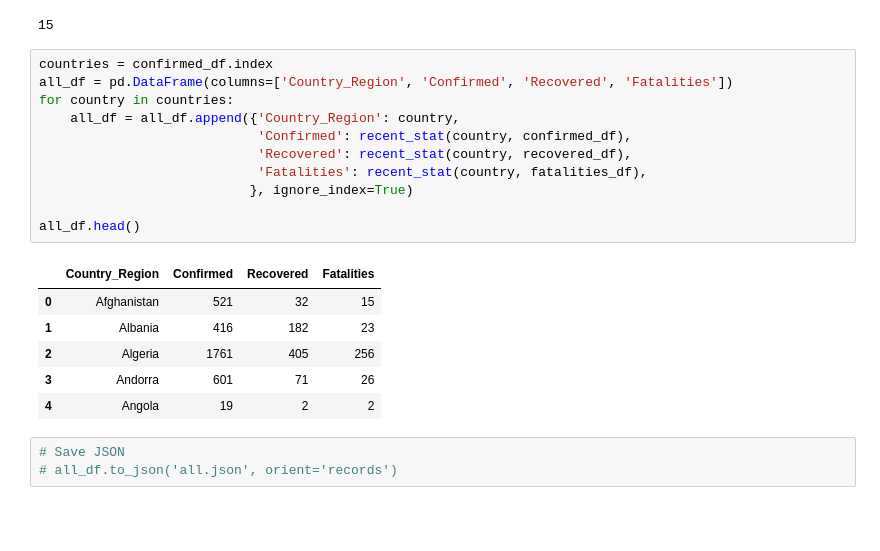
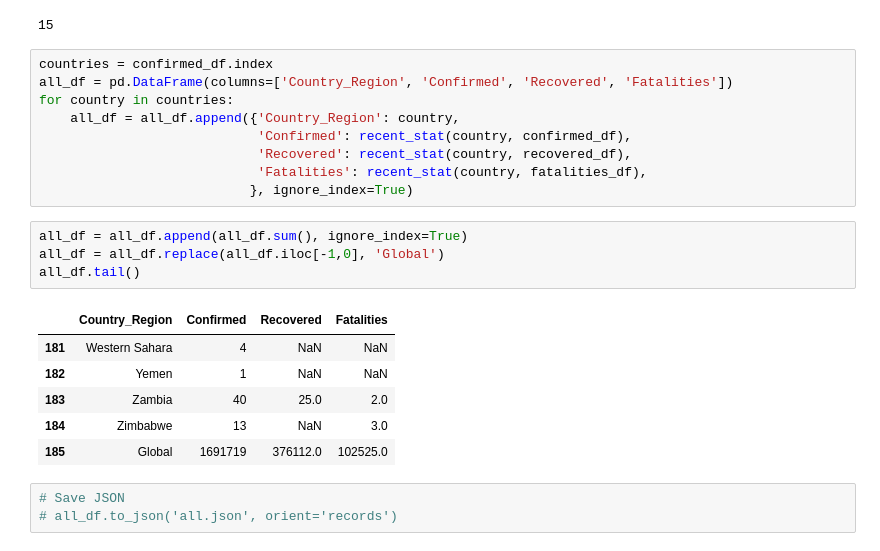
Before and after one commit to ellemonke/COVID-19, a Jupyter notebook: static/resources/cases/all.ipynb, the cells around one changed output. Cells and saved outputs as stored; diff of their text form; blank space fills up the shorter version.

```diff
--- a/static/resources/cases/all.ipynb
+++ b/static/resources/cases/all.ipynb
@@ -85,15 +85,17 @@ for country in countries:
                             'Recovered': recent_stat(country, recovered_df),
                             'Fatalities': recent_stat(country, fatalities_df),
                            }, ignore_index=True)
-
-all_df.head()
-# %% [output]
-|  | Country_Region | Confirmed | Recovered | Fatalities |
-| 0 | Afghanistan | 521 | 32 | 15 |
-| 1 | Albania | 416 | 182 | 23 |
-| 2 | Algeria | 1761 | 405 | 256 |
-| 3 | Andorra | 601 | 71 | 26 |
-| 4 | Angola | 19 | 2 | 2 |
+# %%
+all_df = all_df.append(all_df.sum(), ignore_index=True)
+all_df = all_df.replace(all_df.iloc[-1,0], 'Global')
+all_df.tail()
+# %% [output]
+|  | Country_Region | Confirmed | Recovered | Fatalities |
+| 181 | Western Sahara | 4 | NaN | NaN |
+| 182 | Yemen | 1 | NaN | NaN |
+| 183 | Zambia | 40 | 25.0 | 2.0 |
+| 184 | Zimbabwe | 13 | NaN | 3.0 |
+| 185 | Global | 1691719 | 376112.0 | 102525.0 |
 # %%
 # Save JSON
 # all_df.to_json('all.json', orient='records')
```
Also changed, not shown: 11 other files.
